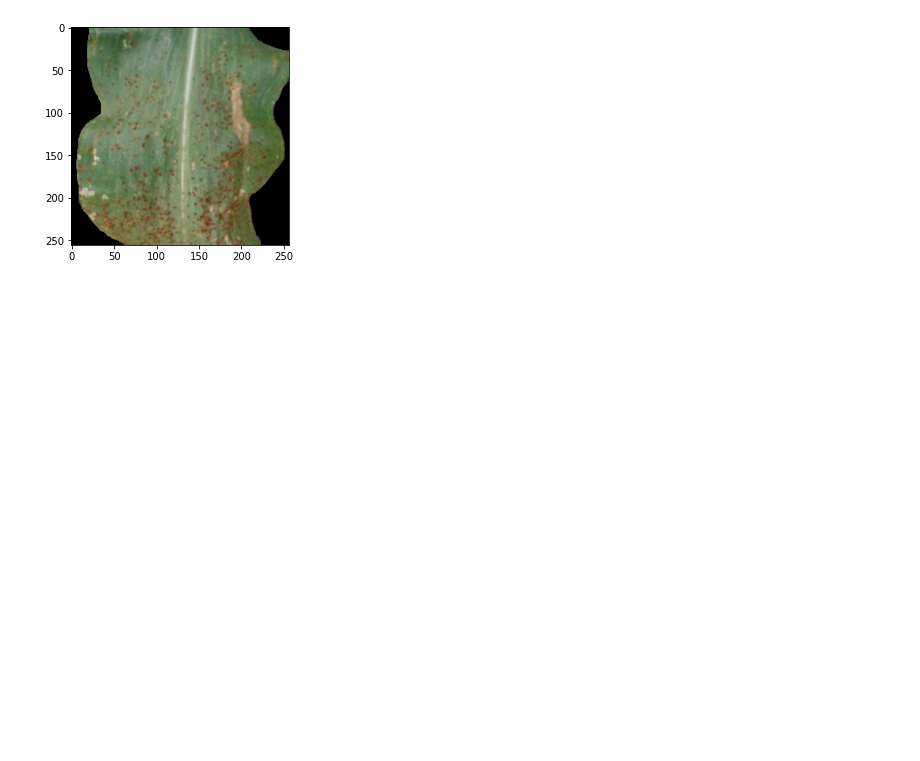
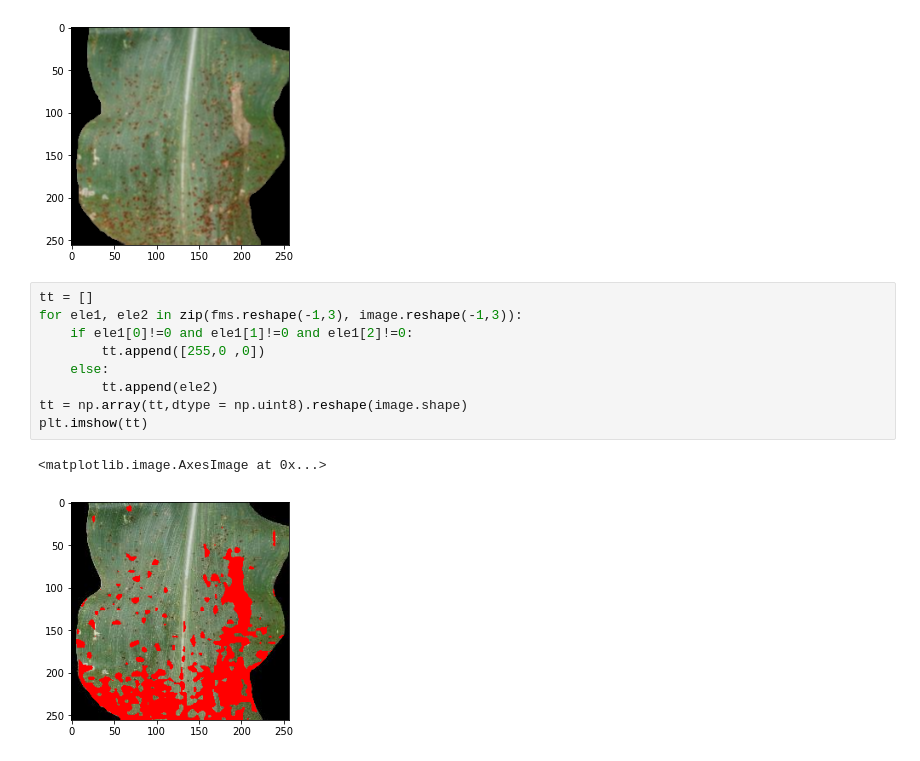
Before and after one commit to ascii-monk123/PhytoMonk, a Jupyter notebook: Notebooks/Detection/Rust Detection.ipynb, the cells around one changed output. Saved outputs shown, nothing was run; the diff lists cells and outputs as text; blank space fills up the shorter version.

```diff
--- a/Notebooks/Detection/Rust Detection.ipynb
+++ b/Notebooks/Detection/Rust Detection.ipynb
@@ -446,3 +458,15 @@ plt.imshow(leaf_image)
 # %% [output]
 <matplotlib.image.AxesImage at 0x...>
 [figure]
+# %%
+tt = []
+for ele1, ele2 in zip(fms.reshape(-1,3), image.reshape(-1,3)):
+    if ele1[0]!=0 and ele1[1]!=0 and ele1[2]!=0:
+        tt.append([255,0 ,0])
+    else:
+        tt.append(ele2)
+tt = np.array(tt,dtype = np.uint8).reshape(image.shape)
+plt.imshow(tt)
+# %% [output]
+<matplotlib.image.AxesImage at 0x...>
+[figure, added]
```
Also changed, not shown: parts of 10 cells of this notebook, 3 other files.
